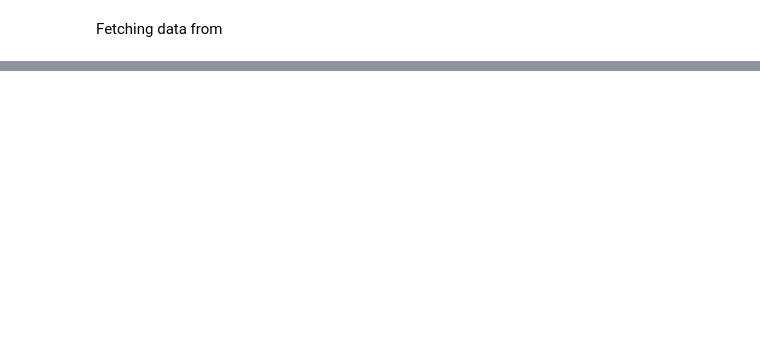
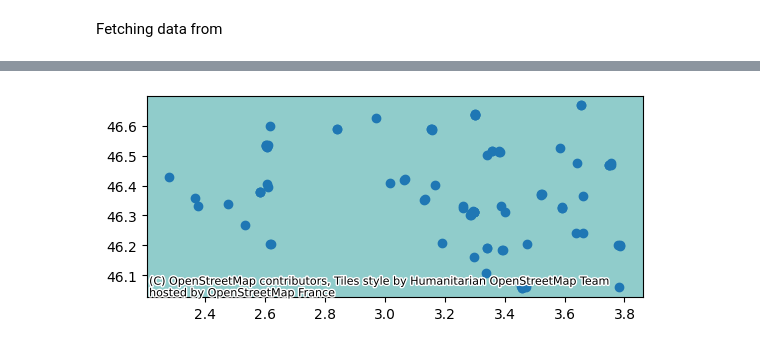
Before and after one commit to pierreantoineviudes/infra_jo_viz, a Jupyter notebook: utils/explore_data.ipynb, the cells around one changed output, grey strips where cells are left out. Saved outputs shown, nothing was run; the diff lists cells and outputs as text; code cells hidden in the pictures; blank space fills up the shorter version.

```diff
--- a/utils/explore_data.ipynb
+++ b/utils/explore_data.ipynb
@@ -40,0 +60,8 @@ plt.scatter(coords.lat, coords.lon, alpha=0.5)
+# %%
+ax = gpd.GeoDataFrame(
+    data=coords,
+    geometry=gpd.points_from_xy(coords.lon, coords.lat)
+).plot()
+cx.add_basemap(ax)
+# %% [output]
+[figure, added]
```
Also changed, not shown: parts of 6 cells of this notebook, 1 other file.
